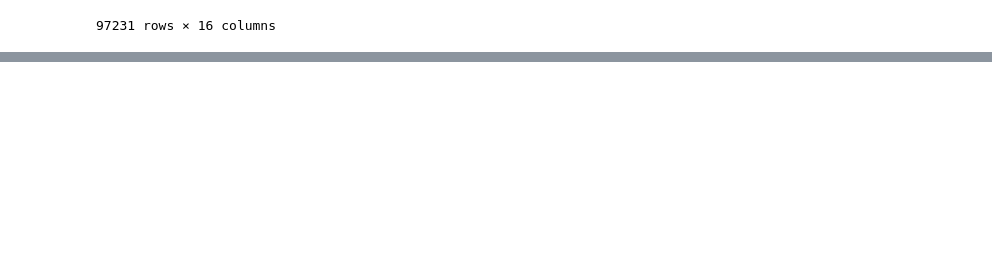
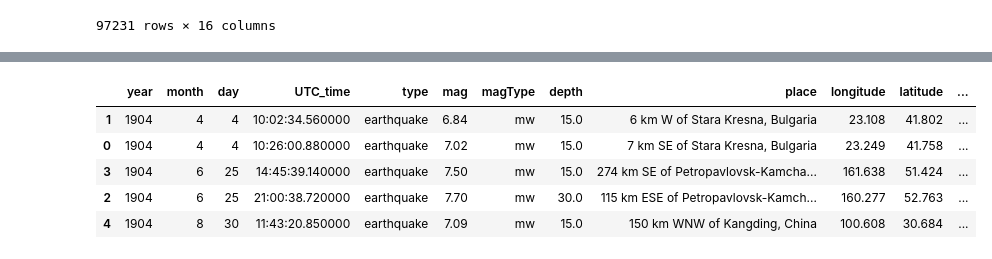
Before and after one commit to jameslaurence82/Project, a Jupyter notebook: earthquake.ipynb, the cells around one changed output, grey strips where cells are left out. Saved outputs shown, nothing was run; the diff lists cells and outputs as text; code cells hidden in the pictures; blank space fills up the shorter version.

```diff
--- a/earthquake.ipynb
+++ b/earthquake.ipynb
@@ -903,11 +903,11 @@ null_rows
 # %%
 # Mapping of places to countries
 place_to_country = {
-    '5 km S of Dragash, Kosovo': 'Kosovo',
-    '20 km NNE of Leposaviq, Kosovo': 'Kosovo',
-    '18 km E of Raška, Serbia': 'Serbia',
-    '16 km NNE of Leposaviq, Kosovo': 'Kosovo',
-    '2 km S of Gjilan, Kosovo': 'Kosovo'
+    '5 km S of Dragash, Kosovo': 'XK',
+    '20 km NNE of Leposaviq, Kosovo': 'XK',
+    '18 km E of Raška, Serbia': 'RS',
+    '16 km NNE of Leposaviq, Kosovo': 'XK',
+    '2 km S of Gjilan, Kosovo': 'XK'
 }
 
 # Update the 'country' and 'country_name' columns based on the mapping
@@ -1001,28 +1223,0 @@ null_rows
-# %%
-# Create the country to continent mapping dictionary
-country_continent_dict = {}
-
-for country in pycountry.countries:
-    try:
-        # Geocode the country name to get its location information
-        location = geolocator.geocode(country.name)
-
-        # If location is found, get the continent
-        if location:
-            continent = location.raw.get('address', {}).get('continent')
-            if continent:
-                country_continent_dict[country.name] = continent
-    except:
-        continue
-
-# Verify and update continent information in the DataFrame
-for index, row in region.iterrows():
-    country_name = row['country_name']
-    continent = row['continent']
-
-    # Check if the continent is missing or incorrect
-    if pd.isnull(continent) or continent not in country_continent_dict.get(country_name, ''):
-        # Update the continent based on the dictionary
-        region.at[index, 'continent'] = country_continent_dict.get(country_name, None)
-
-# Display the updated DataFrame
@@ -1047,0 +1224,12 @@ null_rows
+# %%
+# Drop rows with NaN values in the 'continent' column in-place since there are only 15 rows
+region.dropna(subset=['continent'], inplace=True)
+
+region.head()
+# %% [output]
+|  | year | month | day | UTC_time | type | mag | magType | depth | place | longitude | latitude | ... |
+| 1 | 1904 | 4 | 4 | 10:02:34.560000 | earthquake | 6.84 | mw | 15.0 | 6 km W of Stara Kresna, Bulgaria | 23.108 | 41.802 | ... |
+| 0 | 1904 | 4 | 4 | 10:26:00.880000 | earthquake | 7.02 | mw | 15.0 | 7 km SE of Stara Kresna, Bulgaria | 23.249 | 41.758 | ... |
+| 3 | 1904 | 6 | 25 | 14:45:39.140000 | earthquake | 7.50 | mw | 15.0 | 274 km SE of Petropavlovsk-Kamcha... | 161.638 | 51.424 | ... |
+| 2 | 1904 | 6 | 25 | 21:00:38.720000 | earthquake | 7.70 | mw | 30.0 | 115 km ESE of Petropavlovsk-Kamch... | 160.277 | 52.763 | ... |
+| 4 | 1904 | 8 | 30 | 11:43:20.850000 | earthquake | 7.09 | mw | 15.0 | 150 km WNW of Kangding, China | 100.608 | 30.684 | ... |
```
Also changed, not shown: parts of 8 cells of this notebook.
